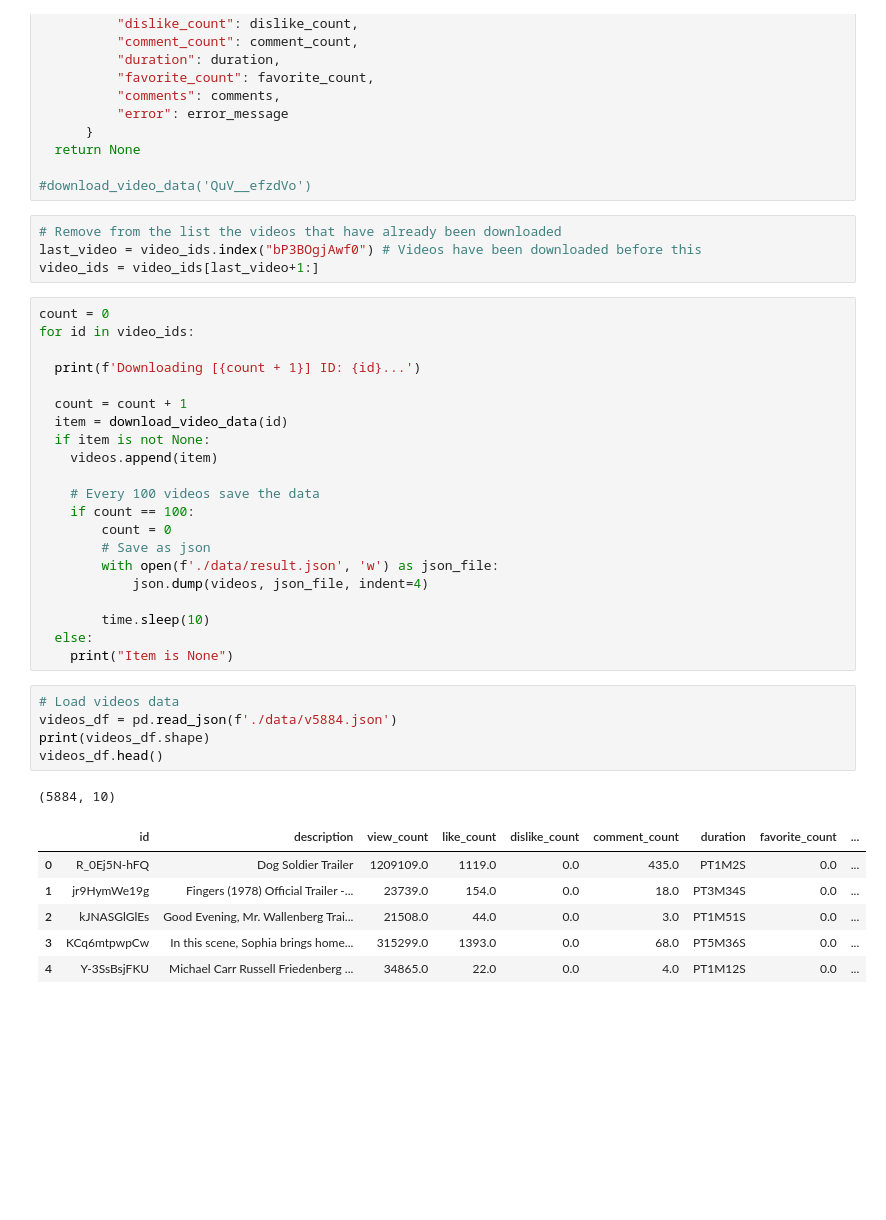
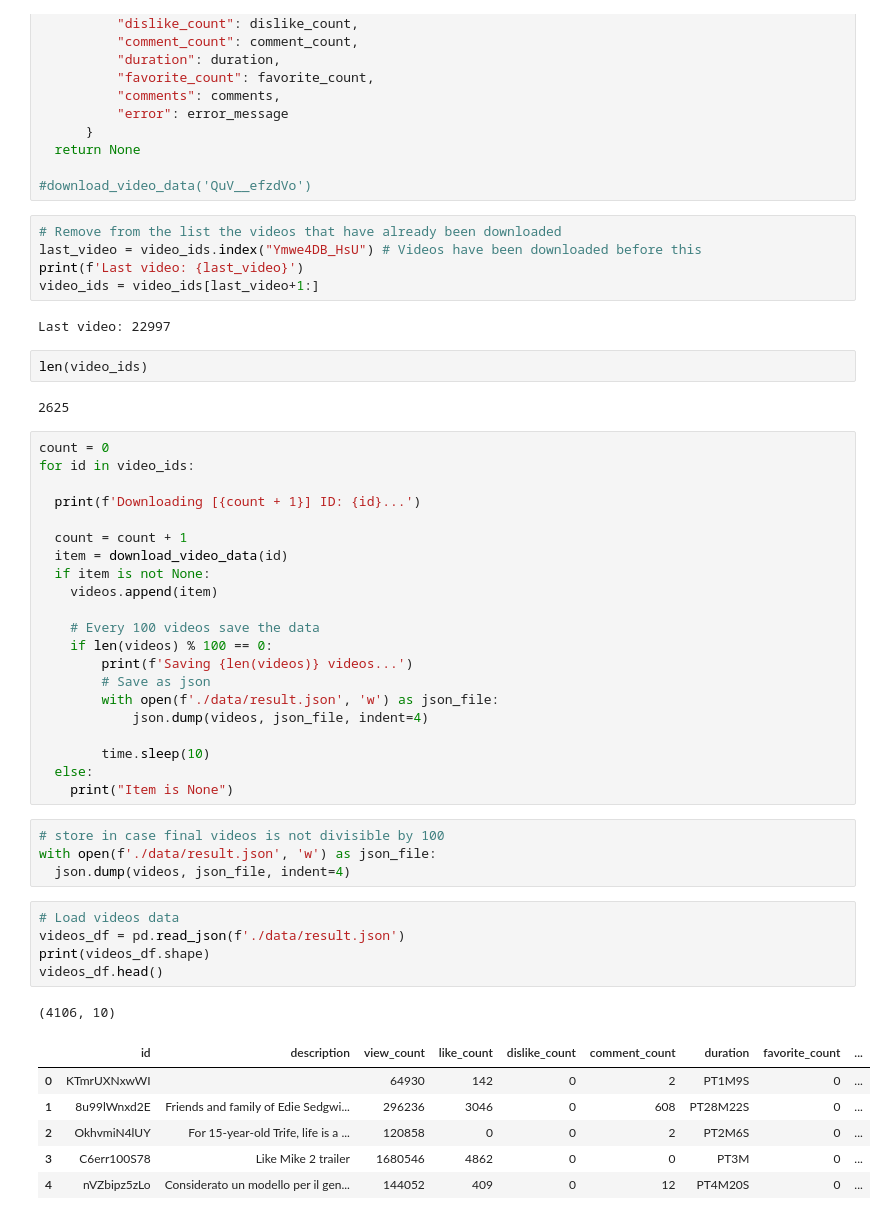
Before and after one commit to acorreal7/youtube-comments-analysis, a Jupyter notebook: DownloadData.ipynb, the cells around one changed output. Saved outputs shown, nothing was run; the diff lists cells and outputs as text; blank space fills up the shorter version.

Commit message:
Adding more data

```diff
--- a/DownloadData.ipynb
+++ b/DownloadData.ipynb
@@ -87,8 +87,15 @@ def download_video_data(vid: str):
 #download_video_data('QuV__efzdVo')
 # %%
 # Remove from the list the videos that have already been downloaded
-last_video = video_ids.index("bP3BOgjAwf0") # Videos have been downloaded before this
+last_video = video_ids.index("Ymwe4DB_HsU") # Videos have been downloaded before this
+print(f'Last video: {last_video}')
 video_ids = video_ids[last_video+1:]
+# %% [output]
+Last video: 22997
+# %%
+len(video_ids)
+# %% [output]
+2625
 # %%
 count = 0
 for id in video_ids:
@@ -101,8 +108,8 @@ for id in video_ids:
     videos.append(item)
 
     # Every 100 videos save the data
-    if count == 100:
-        count = 0
+    if len(videos) % 100 == 0:
+        print(f'Saving {len(videos)} videos...')
         # Save as json
         with open(f'./data/result.json', 'w') as json_file:
             json.dump(videos, json_file, indent=4)
@@ -110,16 +117,20 @@ for id in video_ids:
         time.sleep(10)
   else:
     print("Item is None")
+# %%
+# store in case final videos is not divisible by 100
+with open(f'./data/result.json', 'w') as json_file:
+  json.dump(videos, json_file, indent=4)
 # %%
 # Load videos data
-videos_df = pd.read_json(f'./data/v5884.json')
+videos_df = pd.read_json(f'./data/result.json')
 print(videos_df.shape)
 videos_df.head()
 # %% [output]
-(5884, 10)
+(4106, 10)
 |  | id | description | view_count | like_count | dislike_count | comment_count | duration | favorite_count | ... |
-| 0 | R_0Ej5N-hFQ | Dog Soldier Trailer | 1209109.0 | 1119.0 | 0.0 | 435.0 | PT1M2S | 0.0 | ... |
-| 1 | jr9HymWe19g | Fingers (1978) Official Trailer -... | 23739.0 | 154.0 | 0.0 | 18.0 | PT3M34S | 0.0 | ... |
-| 2 | kJNASGlGlEs | Good Evening, Mr. Wallenberg Trai... | 21508.0 | 44.0 | 0.0 | 3.0 | PT1M51S | 0.0 | ... |
-| 3 | KCq6mtpwpCw | In this scene, Sophia brings home... | 315299.0 | 1393.0 | 0.0 | 68.0 | PT5M36S | 0.0 | ... |
-| 4 | Y-3SsBsjFKU | Michael Carr Russell Friedenberg ... | 34865.0 | 22.0 | 0.0 | 4.0 | PT1M12S | 0.0 | ... |
+| 0 | KTmrUXNxwWI |  | 64930 | 142 | 0 | 2 | PT1M9S | 0 | ... |
+| 1 | 8u99lWnxd2E | Friends and family of Edie Sedgwi... | 296236 | 3046 | 0 | 608 | PT28M22S | 0 | ... |
+| 2 | OkhvmiN4lUY | For 15-year-old Trife, life is a ... | 120858 | 0 | 0 | 2 | PT2M6S | 0 | ... |
+| 3 | C6err100S78 | Like Mike 2 trailer | 1680546 | 4862 | 0 | 0 | PT3M | 0 | ... |
+| 4 | nVZbipz5zLo | Considerato un modello per il gen... | 144052 | 409 | 0 | 12 | PT4M20S | 0 | ... |
```
Also changed, not shown: parts of 1 cell of this notebook, 1 other file.
